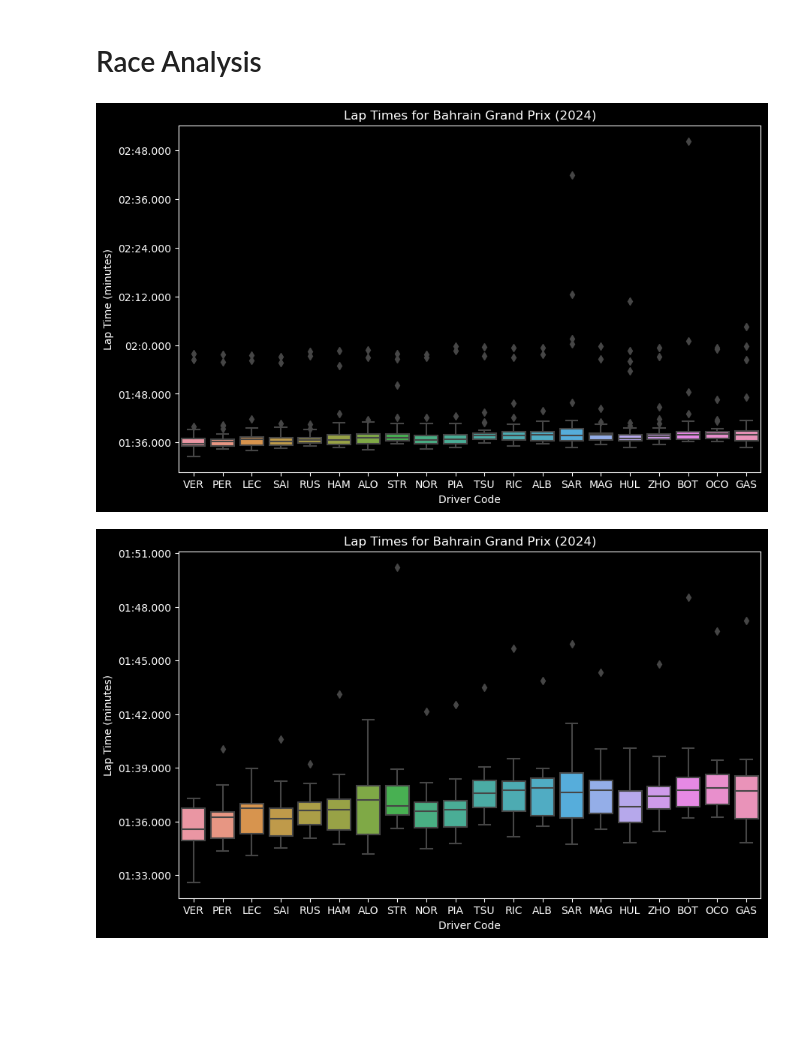
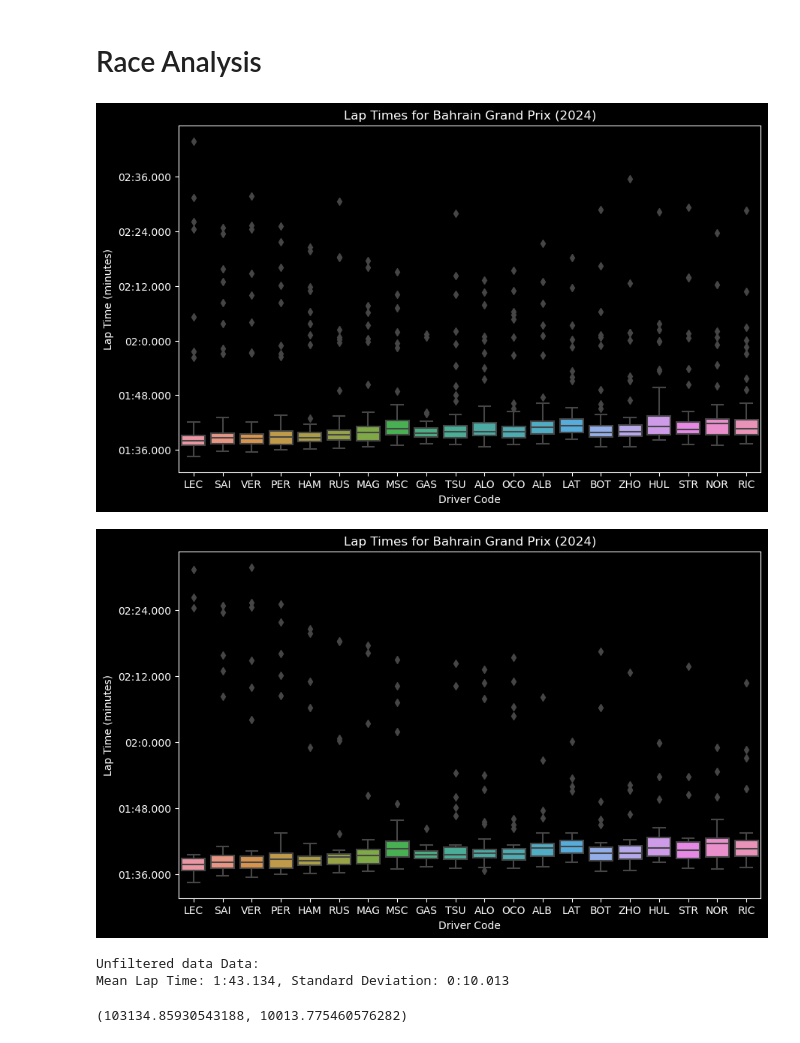
Before and after one commit to jakmate/F1DataAnalysis, a Jupyter notebook: bahrain.ipynb, the cells around one changed output. Cells and saved outputs as stored; diff of their text form; code cells hidden in the pictures; blank space fills up the shorter version.

```diff
--- a/bahrain.ipynb
+++ b/bahrain.ipynb
@@ -30,19 +33,19 @@ plot_time_diff_by_constructor(bahrain_qualifying)
 # %% [markdown]
 # Race Analysis
 # %%
-bahrain_gp = getLapTimes("Bahrain Grand Prix", 2024)
+bahrain_gp = getLapTimes("Bahrain Grand Prix", 2022)
 # %%
-boxPlotLapTimes(bahrain_gp)
+plotLapTimesBoxplot(bahrain_gp)
 # %% [output]
-[figure, old version]
+[figure, new version]
 # %%
 pit_stops = data['pit_stops']
 # %%
 bahrain_gp_no_pitstops = removePitstopLaps(bahrain_gp, pit_stops)
 # %%
-boxPlotLapTimes(bahrain_gp_no_pitstops)
+plotLapTimesBoxplot(bahrain_gp_no_pitstops)
 # %% [output]
-[figure, old version]
+[figure, new version]
 # %%
 # Merge driver names
 driver_names = bahrain_gp[['driverId', 'forename', 'surname']].drop_duplicates().set_index('driverId')
@@ -52,6 +55,10 @@ mean_lap_time_ms = bahrain_gp['milliseconds'].mean()
 std_lap_time_ms = bahrain_gp['milliseconds'].std()
 mean_lap_time = convert_to_time_format(mean_lap_time_ms)
 std_lap_time = convert_to_time_format(std_lap_time_ms)
+# %% [output]
+Unfiltered data Data:
+Mean Lap Time: 1:43.134, Standard Deviation: 0:10.013
+(103134.85930543188, 10013.775460576282)
 # %%
 stats = calculateDriverStatistics(bahrain_gp, driver_names)
 # %%
```
Also changed, not shown: parts of 16 cells of this notebook, 5 other files.
